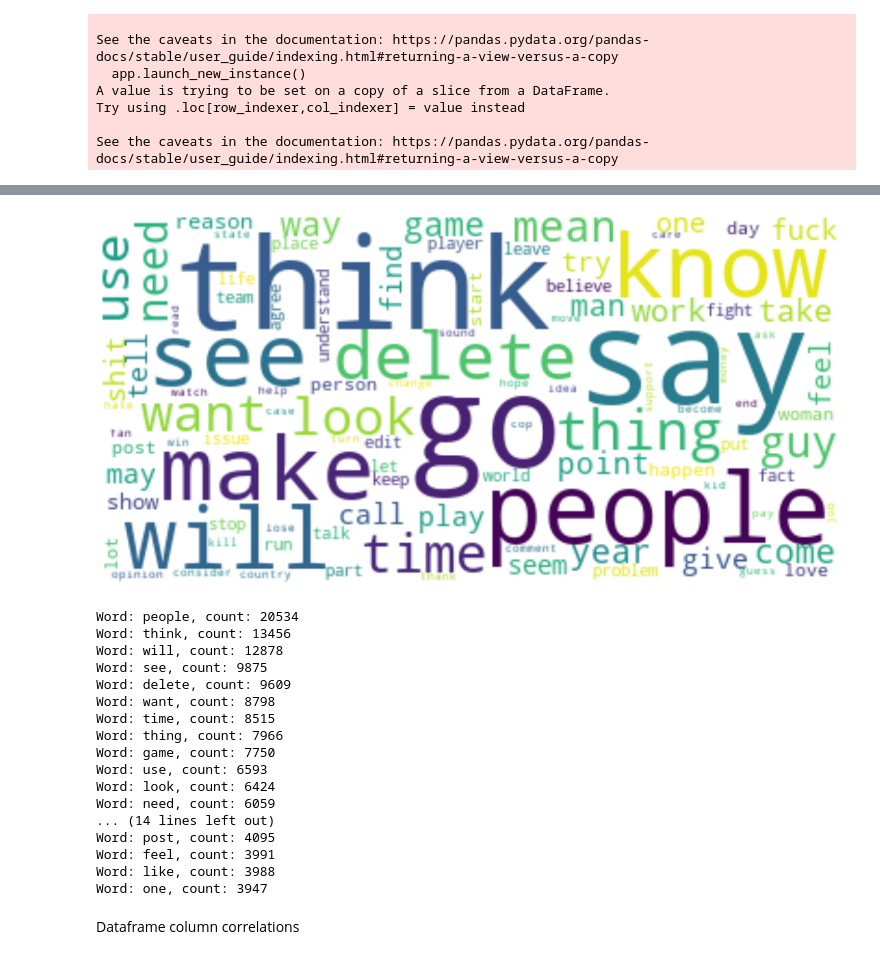
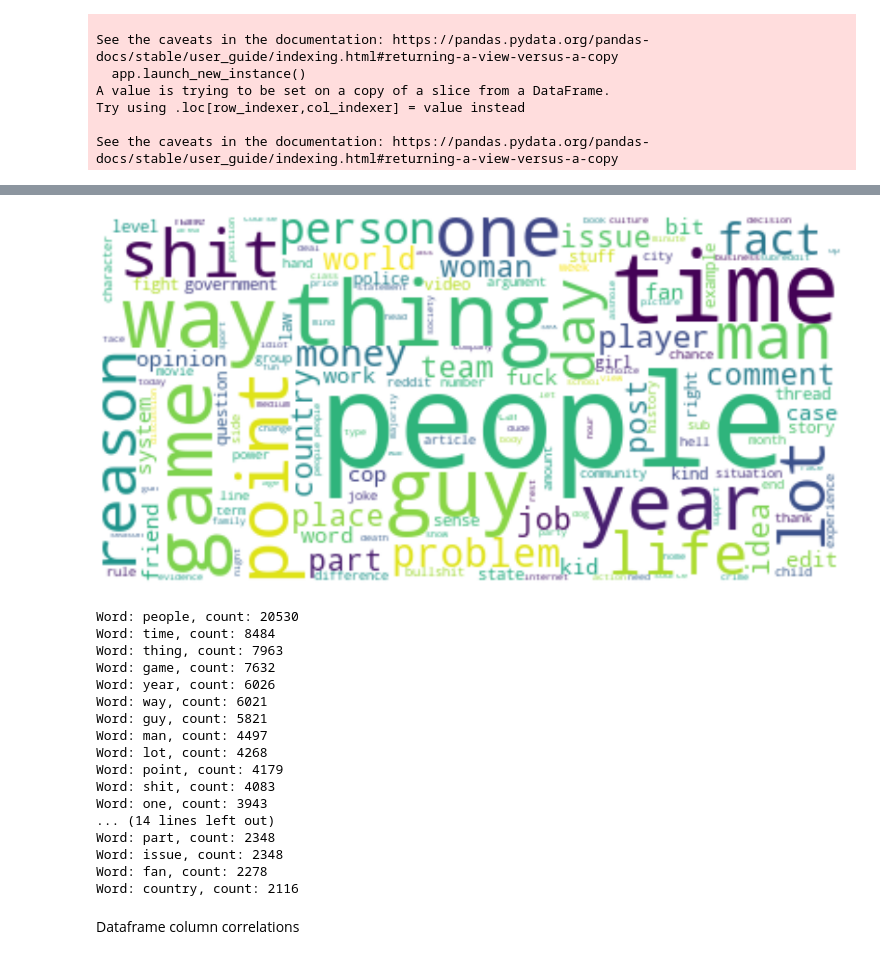
Before and after one commit to pretty-neat-org/siap, a Jupyter notebook: DataAnalysis.ipynb, the cells around one changed output, grey strips where cells are left out. Drawn from its saved outputs; the diff is of its cells as text; code cells hidden in the pictures.

```diff
--- a/DataAnalysis.ipynb
+++ b/DataAnalysis.ipynb
@@ -176,36 +150,17 @@ See the caveats in the documentation: https://pandas.pydata.org/pandas-docs/stab
 # %%
 import spacy
 from tqdm import tqdm
-
-
 # Load English tokenizer, tagger, parser and NER
 nlp = spacy.load("en_core_web_sm")
+
 cont = cont_df['body'].dropna()
-
-# # splitting and removing punctuation
-# controversial = cont_df['body'].str.split(' ')
 
 controversial_cleaned = []
 
-# for text in controversial:
-#     text = [str(x).strip(string.punctuation) for x in text]
-#     controversial_cleaned.append(text)
-
-# text_controversial = [" ".join(text) for text in controversial_cleaned]
-# final = " ".join(text_controversial)
-# final[:500]
-
 for text in tqdm(cont):
     doc = nlp(text)
-    controversial_cleaned.append([token.lemma_ for token in doc if token.pos_ == "VERB" or  token.pos_ == "NOUN"])
+    controversial_cleaned.append([token.lemma_ for token in doc if token.pos_ == "NOUN"])
 text_controversial = [" ".join(text) for text in controversial_cleaned]
 final = " ".join(text_controversial)
-
-# generate wordcloud
-
-# stopwords = set(STOPWORDS)
-# stopwords.update(["one", "well", "thats", "want", "need", "make", "say", "look", "thing", "dont", "im", "think",
-#                   "youre", "doesnt", "didnt", "isnt", "much", "even", "know", "said", "though", "go", "actually",
-#                   "hes", "us", "got", "probably", "many", "already"])
 # %%
 import pickle
@@ -235,42 +171,40 @@ b
 # %%
-wordcloud = WordCloud( background_color="white", max_font_size=70, max_words=100).generate(final)
+wordcloud = WordCloud( background_color="white", max_font_size=70, max_words=200).generate(final)
 
 plt.figure(figsize = (20,20))
 plt.imshow(wordcloud, interpolation='bilinear')
 plt.axis("off")
 plt.show()
 
-stopwords = ['be', 'would', 'can', 's', 'get', 'make', 'say', 'go', 'know', 'have' , 'could', 'should',
-             'take', 'do', 'may' ]
 filtered_words = [word for word in final.split() if word not in stopwords]
 counted_words = Counter(filtered_words)
 
 word_count = {}
 
 for letter, count in counted_words.most_common(30):
     word_count[letter] = count
 
 for i,j in word_count.items():
         print('Word: {0}, count: {1}'.format(i,j))
 # %% [output]
-[figure, old version]
+[figure, new version]
-Word: people, count: 20534
-Word: think, count: 13456
-Word: will, count: 12878
-Word: see, count: 9875
-Word: delete, count: 9609
-Word: want, count: 8798
-Word: time, count: 8515
-Word: thing, count: 7966
-Word: game, count: 7750
-Word: use, count: 6593
-Word: look, count: 6424
-Word: need, count: 6059
+Word: people, count: 20530
+Word: time, count: 8484
+Word: thing, count: 7963
+Word: game, count: 7632
+Word: year, count: 6026
+Word: way, count: 6021
+Word: guy, count: 5821
+Word: man, count: 4497
+Word: lot, count: 4268
+Word: point, count: 4179
+Word: shit, count: 4083
+Word: one, count: 3943
 ... (14 lines left out)
-Word: post, count: 4095
-Word: feel, count: 3991
-Word: like, count: 3988
-Word: one, count: 3947
+Word: part, count: 2348
+Word: issue, count: 2348
+Word: fan, count: 2278
+Word: country, count: 2116
 # %% [markdown]
 Dataframe column correlations
 # %%
```
Also changed, not shown: parts of 6 cells of this notebook.
